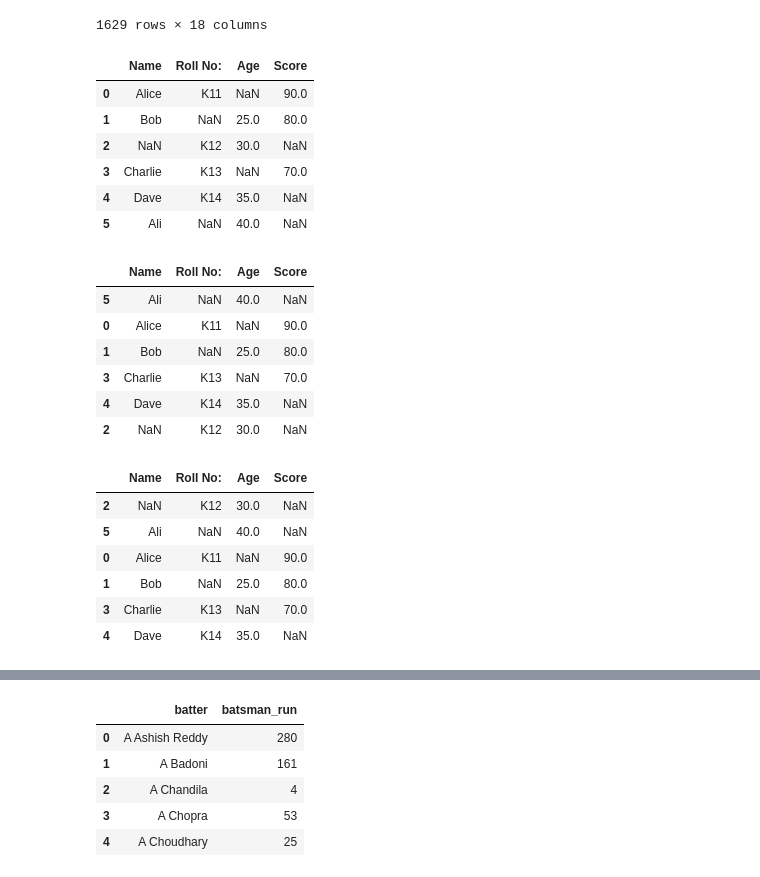
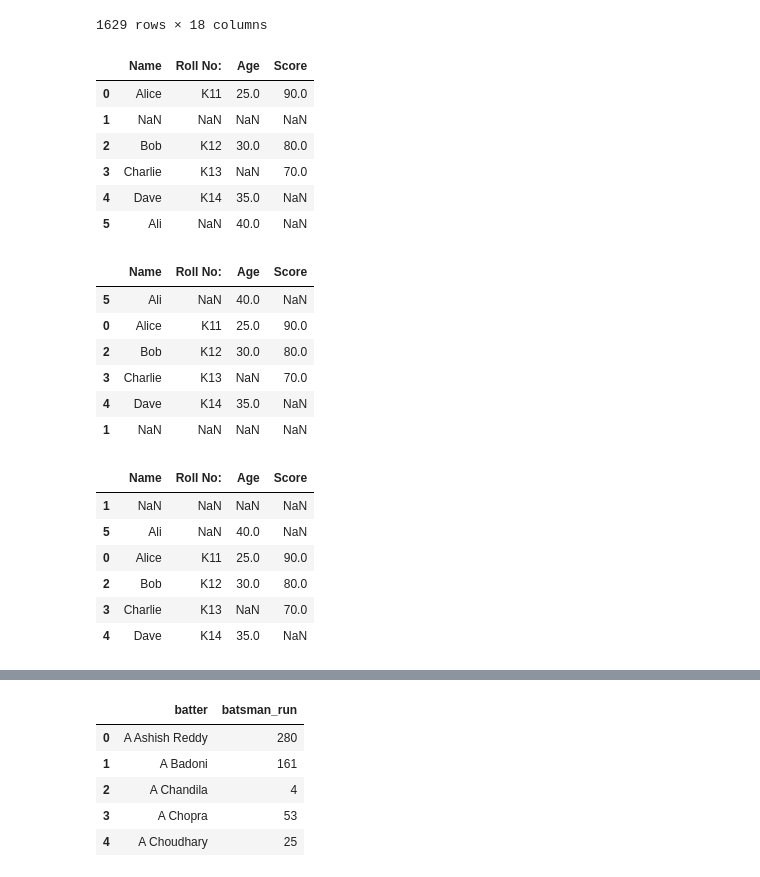
Before and after one commit to iAleeRaza/Pandas, a Jupyter notebook: dataframe_methods.ipynb, the cells around one changed output, grey strips where cells are left out. Saved outputs shown, nothing was run; the diff lists cells and outputs as text; code cells hidden in the pictures.

```diff
--- a/dataframe_methods.ipynb
+++ b/dataframe_methods.ipynb
@@ -88,40 +88,40 @@ movies.sort_values('title_x')
 # %%
 # sort_values with NaN values
 # default temporary (inplace = False)
 record = pd.DataFrame({
-    'Name': ['Alice', 'Bob', np.nan, 'Charlie', 'Dave', 'Ali'],
+    'Name': ['Alice', np.nan, 'Bob', 'Charlie', 'Dave', 'Ali'],
     'Roll No:': ['K11', np.nan ,'K12', 'K13', 'K14', np.nan],
-    'Age': [np.nan, 25, 30, np.nan, 35, 40],
-    'Score': [90, 80, np.nan, 70, np.nan, np.nan]
+    'Age': [25, np.nan, 30, np.nan, 35, 40],
+    'Score': [90, np.nan, 80, 70, np.nan, np.nan]
 
 })
 record
 # %% [output]
 |  | Name | Roll No: | Age | Score |
-| 0 | Alice | K11 | NaN | 90.0 |
-| 1 | Bob | NaN | 25.0 | 80.0 |
-| 2 | NaN | K12 | 30.0 | NaN |
+| 0 | Alice | K11 | 25.0 | 90.0 |
+| 1 | NaN | NaN | NaN | NaN |
+| 2 | Bob | K12 | 30.0 | 80.0 |
 | 3 | Charlie | K13 | NaN | 70.0 |
 | 4 | Dave | K14 | 35.0 | NaN |
 | 5 | Ali | NaN | 40.0 | NaN |
 # %%
-record.sort_values('Name') #by default send the NaN values the name column to the last
+record.sort_values('Name') #by default send the NaN values to the last
 # %% [output]
 |  | Name | Roll No: | Age | Score |
 | 5 | Ali | NaN | 40.0 | NaN |
-| 0 | Alice | K11 | NaN | 90.0 |
-| 1 | Bob | NaN | 25.0 | 80.0 |
+| 0 | Alice | K11 | 25.0 | 90.0 |
+| 2 | Bob | K12 | 30.0 | 80.0 |
 | 3 | Charlie | K13 | NaN | 70.0 |
 | 4 | Dave | K14 | 35.0 | NaN |
-| 2 | NaN | K12 | 30.0 | NaN |
+| 1 | NaN | NaN | NaN | NaN |
 # %%
 record.sort_values('Name', na_position = 'first')
 # %% [output]
 |  | Name | Roll No: | Age | Score |
-| 2 | NaN | K12 | 30.0 | NaN |
+| 1 | NaN | NaN | NaN | NaN |
 | 5 | Ali | NaN | 40.0 | NaN |
-| 0 | Alice | K11 | NaN | 90.0 |
-| 1 | Bob | NaN | 25.0 | 80.0 |
+| 0 | Alice | K11 | 25.0 | 90.0 |
+| 2 | Bob | K12 | 30.0 | 80.0 |
 | 3 | Charlie | K13 | NaN | 70.0 |
 | 4 | Dave | K14 | 35.0 | NaN |
 # %%
```
Also changed, not shown: parts of 15 cells of this notebook.
